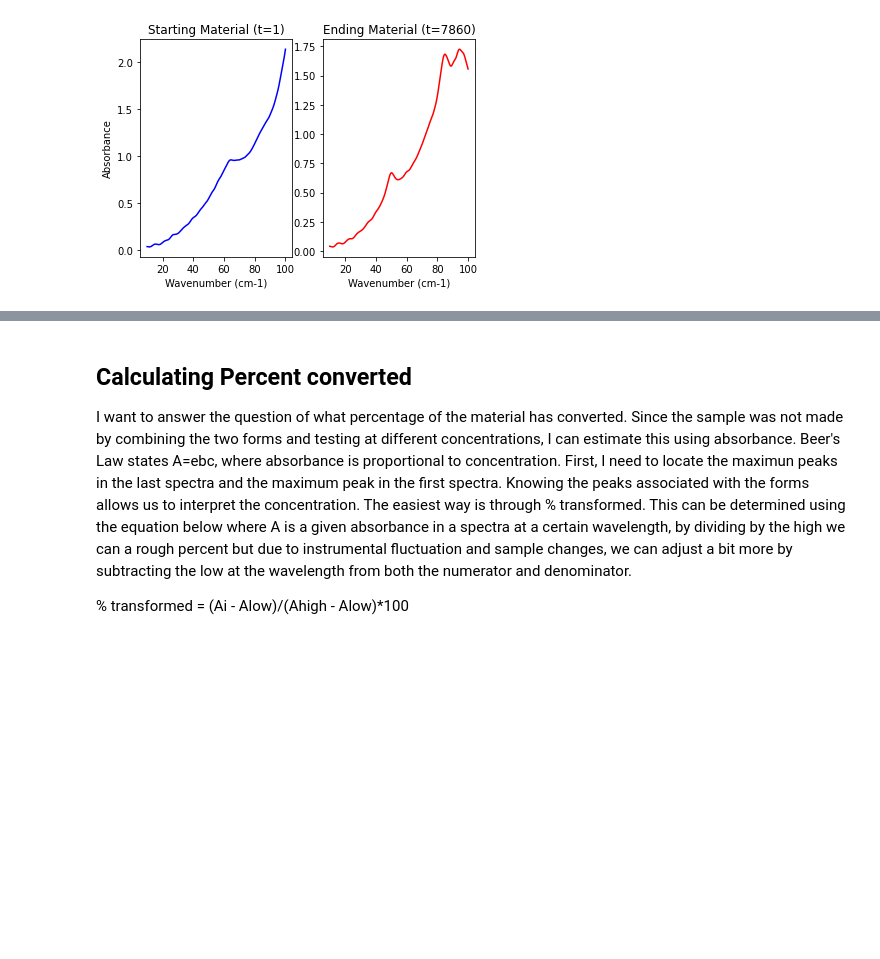
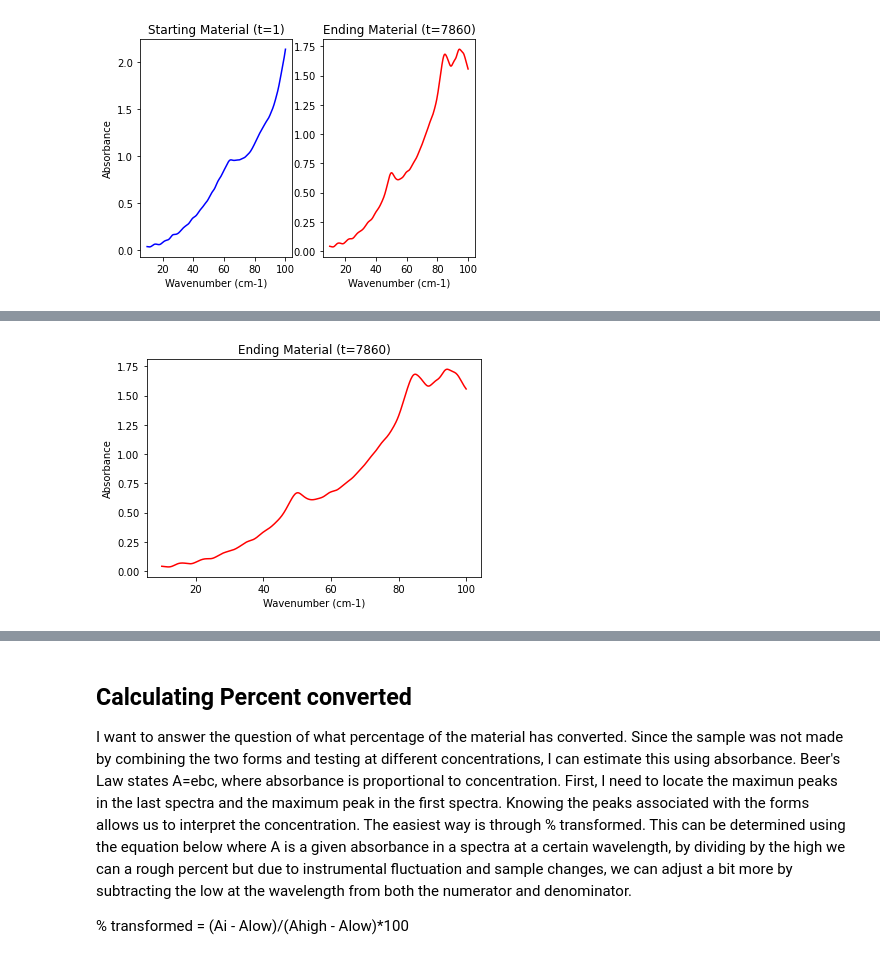
Before and after one commit to michaellaephillips/THzProject, a Jupyter notebook: THzProject.ipynb, the cells around one changed output, grey strips where cells are left out. Cells and saved outputs as stored; diff of their text form; code cells hidden in the pictures; blank space fills up the shorter version.

```diff
--- a/THzProject.ipynb
+++ b/THzProject.ipynb
@@ -63,0 +89,8 @@ plt.savefig('startend.png')
+# %%
+plt.plot(freq, absorb[time[-1]], 'r')
+plt.xlabel('Wavenumber (cm-1)')
+plt.ylabel('Absorbance')
+plt.title('Ending Material (t='+ str(time[-1]) + ')')
+plt.savefig('end.png')
+# %% [output]
+[figure, added]
```
Also changed, not shown: parts of 29 cells of this notebook, 13 other files.
